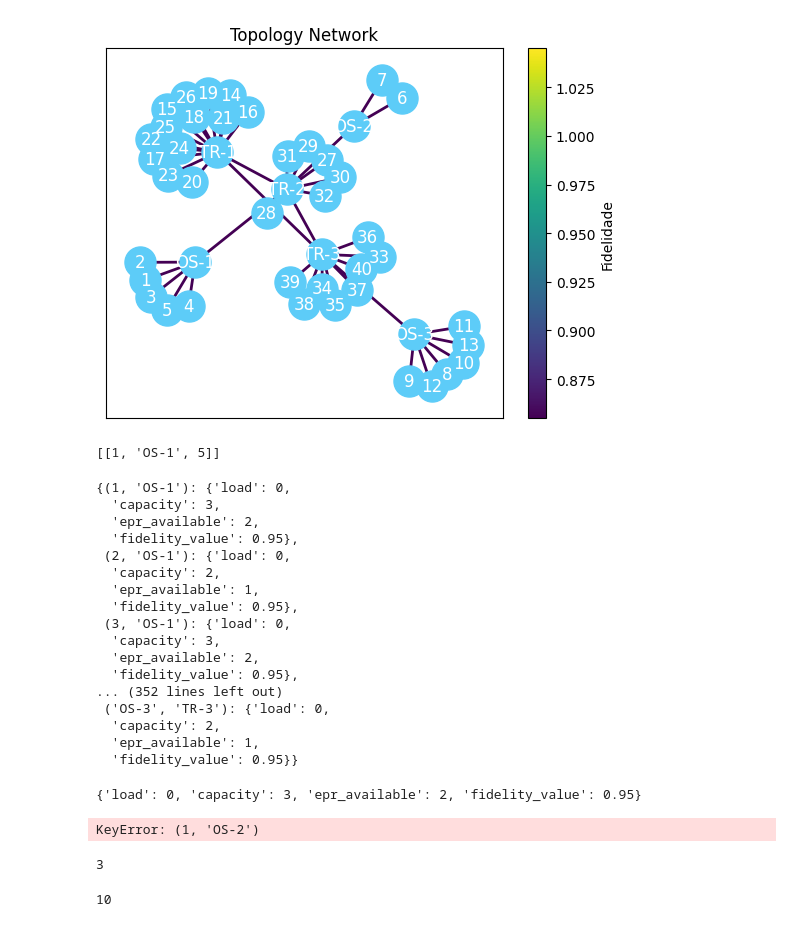
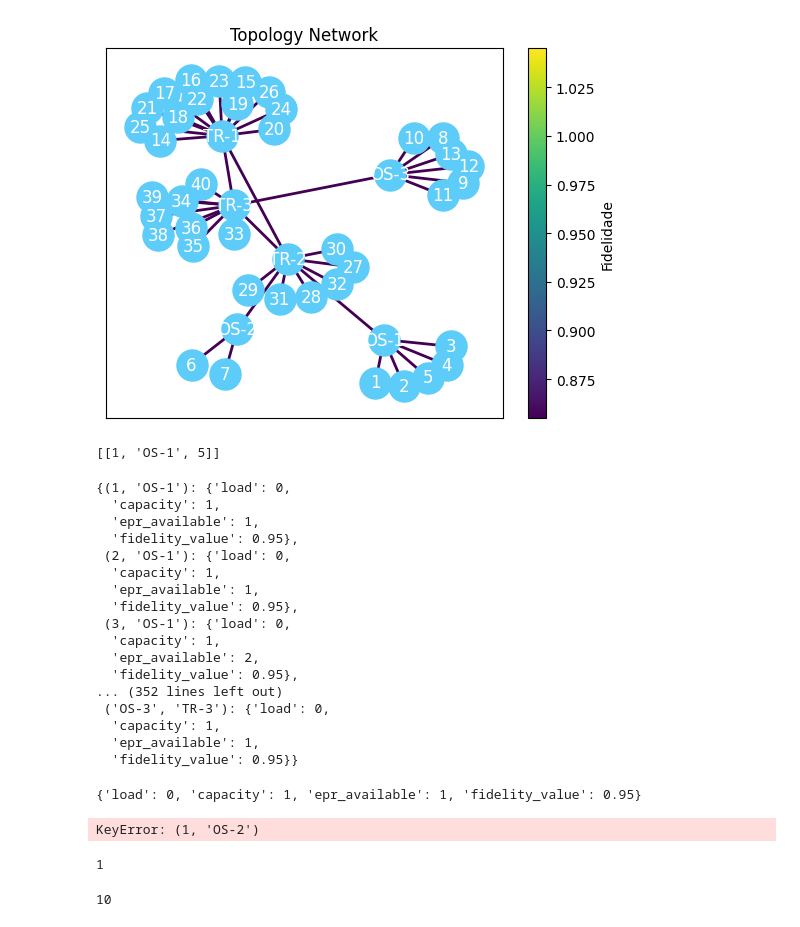
Before and after one commit to artuenric/Simulacoes-QKD, a Jupyter notebook: Guia.ipynb, the cells around one changed output. Drawn from its saved outputs; the diff is of its cells as text; code cells hidden in the pictures.

```diff
--- a/Guia.ipynb
+++ b/Guia.ipynb
@@ -10,16 +4,15 @@ A Network é a classe responsável pela rede e a classe Controller, pelo control
 # %%
 # Definindo rede e controlador
 rede = Network()
 rede.set_topology("China")
 controlador = Controller(rede)
 
 # Algumas propriedades da rede
 rede.nqubits = 300
-rede.neprs = 3
 rede.set_fidelity(0.95)
 rede.draw()
 # %% [output]
-[figure, old version]
+[figure, new version]
 # %%
 # Calculando a rota mais curta entre dois nós
 route = controlador.calculate_shortest_route(1, 5) # Antigo
@@ -32,27 +25,27 @@ print(route)
 rede.channels
 # %% [output]
 {(1, 'OS-1'): {'load': 0,
-  'capacity': 3,
-  'epr_available': 2,
+  'capacity': 1,
+  'epr_available': 1,
   'fidelity_value': 0.95},
  (2, 'OS-1'): {'load': 0,
-  'capacity': 2,
+  'capacity': 1,
   'epr_available': 1,
   'fidelity_value': 0.95},
  (3, 'OS-1'): {'load': 0,
-  'capacity': 3,
+  'capacity': 1,
   'epr_available': 2,
   'fidelity_value': 0.95},
 ... (352 lines left out)
  ('OS-3', 'TR-3'): {'load': 0,
-  'capacity': 2,
+  'capacity': 1,
   'epr_available': 1,
   'fidelity_value': 0.95}}
 # %%
 # Acessando um enlace específico
 rede.channels[(1, 'OS-1')]
 # %% [output]
-{'load': 0, 'capacity': 3, 'epr_available': 2, 'fidelity_value': 0.95}
+{'load': 0, 'capacity': 1, 'epr_available': 1, 'fidelity_value': 0.95}
 # %%
 # Caso o enlace não exista
 rede.channels[(1, 'OS-2')]
@@ -62,7 +55,7 @@ KeyError: (1, 'OS-2')
 # Acessando uma informação específica do enlace: capacity, epr_avaible, fidelity_value
 rede.channels[(1, 'OS-1')]["capacity"]
 # %% [output]
-3
+1
 # %%
 # Alterando uma informação específica do enlace: capacity, epr_avaible, fidelity_value
 rede.channels[(1, 'OS-1')]["load"] = 10
```
Also changed, not shown: parts of 3 cells of this notebook, 9 other files.
